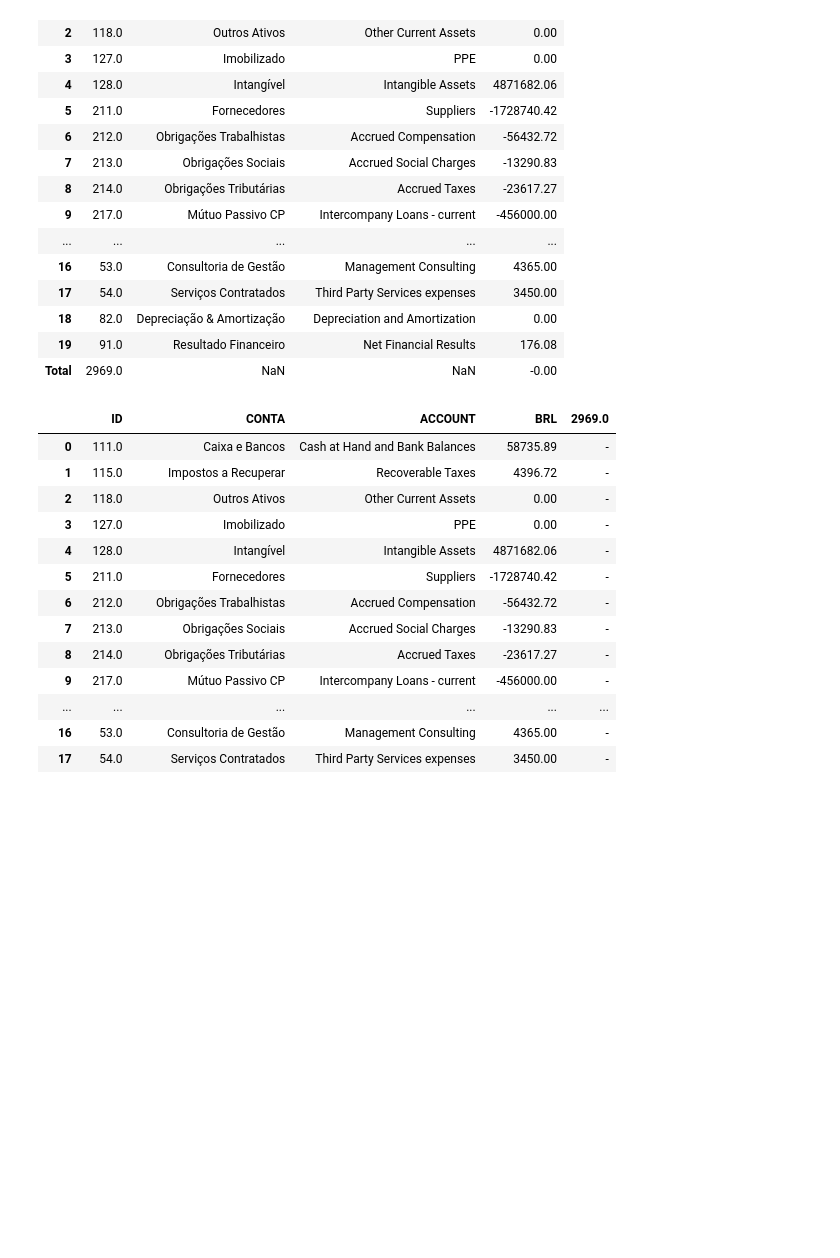
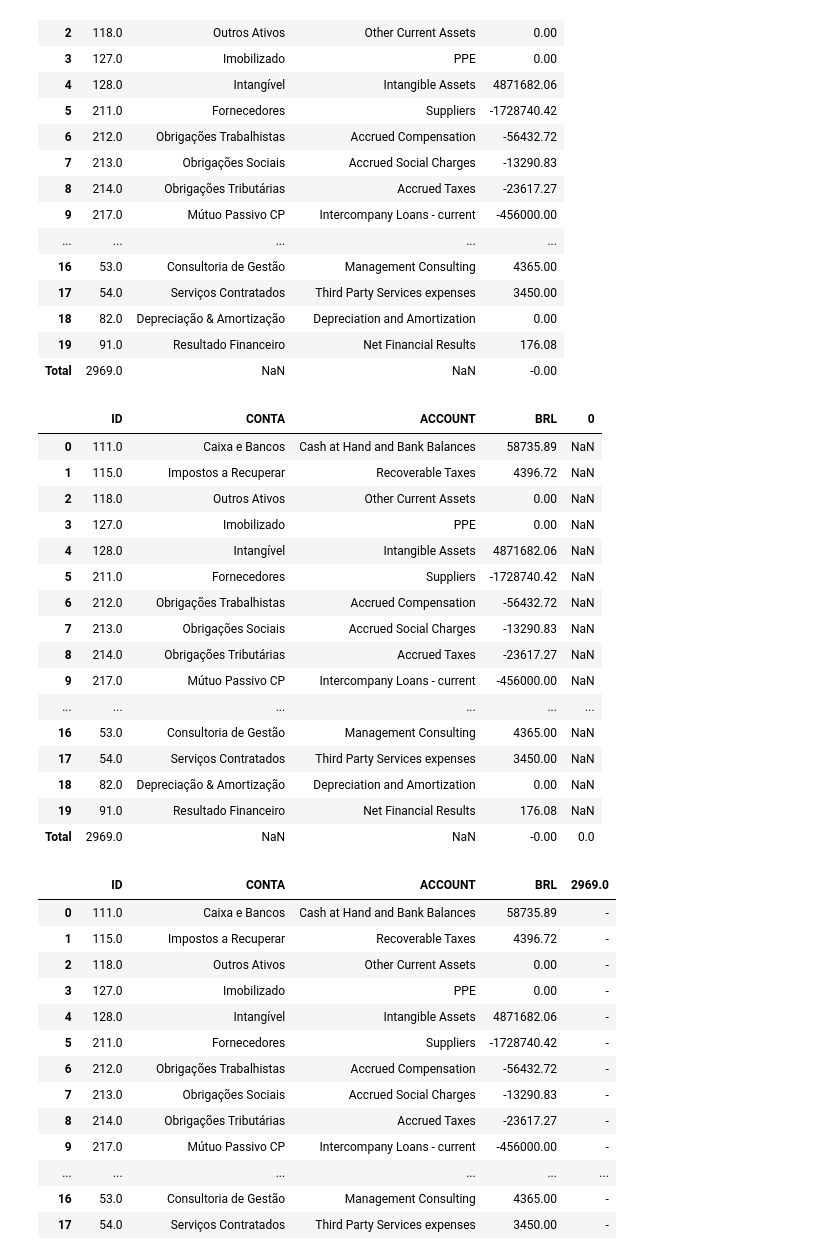
Before and after one commit to asimao1775/Invoo2, a Jupyter notebook: Book Economico.ipynb, the cells around one changed output. Drawn from its saved outputs; the diff is of its cells as text; code cells hidden in the pictures; blank space fills up the shorter version.

Commit message:
"Sum-up columns WIP"

```diff
--- a/Book Economico.ipynb
+++ b/Book Economico.ipynb
@@ -331,7 +331,26 @@ fin_stat
 | 19 | 91.0 | Resultado Financeiro | Net Financial Results | 176.08 |
 | Total | 2969.0 | NaN | NaN | -0.00 |
 # %%
-fin_stat[fin_stat['ID'].loc['Total']] = 0
+fin_stat.loc['Total', fin_stat.columns.get_loc('ID')] = 0
+fin_stat
+# %% [output]
+|  | ID | CONTA | ACCOUNT | BRL | 0 |
+| 0 | 111.0 | Caixa e Bancos | Cash at Hand and Bank Balances | 58735.89 | NaN |
+| 1 | 115.0 | Impostos a Recuperar | Recoverable Taxes | 4396.72 | NaN |
+| 2 | 118.0 | Outros Ativos | Other Current Assets | 0.00 | NaN |
+| 3 | 127.0 | Imobilizado | PPE | 0.00 | NaN |
+| 4 | 128.0 | Intangível | Intangible Assets | 4871682.06 | NaN |
+| 5 | 211.0 | Fornecedores | Suppliers | -1728740.42 | NaN |
+| 6 | 212.0 | Obrigações Trabalhistas | Accrued Compensation | -56432.72 | NaN |
+| 7 | 213.0 | Obrigações Sociais | Accrued Social Charges | -13290.83 | NaN |
+| 8 | 214.0 | Obrigações Tributárias | Accrued Taxes | -23617.27 | NaN |
+| 9 | 217.0 | Mútuo Passivo CP | Intercompany Loans - current | -456000.00 | NaN |
+| ... | ... | ... | ... | ... | ... |
+| 16 | 53.0 | Consultoria de Gestão | Management Consulting | 4365.00 | NaN |
+| 17 | 54.0 | Serviços Contratados | Third Party Services expenses | 3450.00 | NaN |
+| 18 | 82.0 | Depreciação & Amortização | Depreciation and Amortization | 0.00 | NaN |
+| 19 | 91.0 | Resultado Financeiro | Net Financial Results | 176.08 | NaN |
+| Total | 2969.0 | NaN | NaN | -0.00 | 0.0 |
 # %%
 fin_stat = fin_stat.fillna(0)
 fin_stat
```
